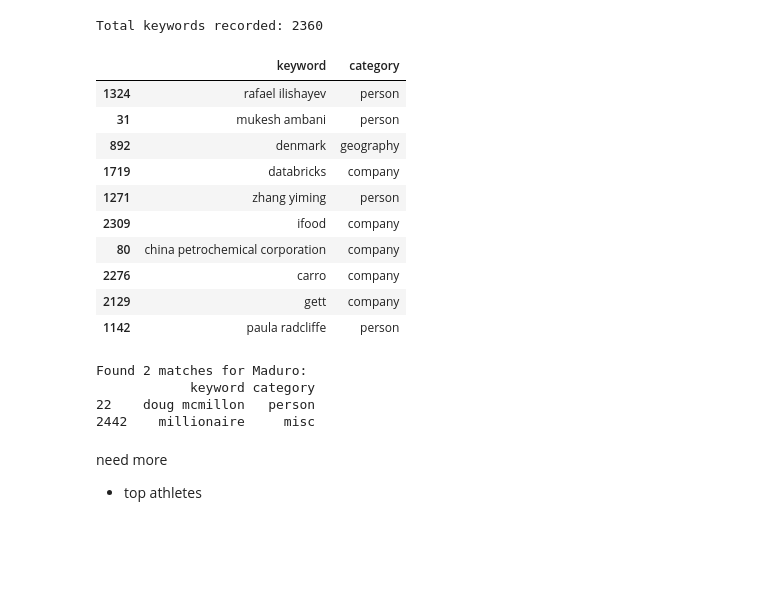
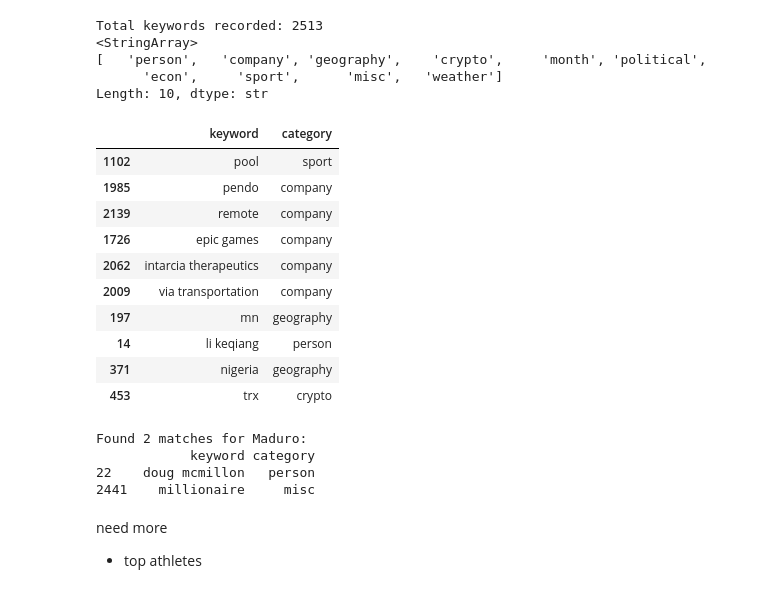
Before and after one commit to BlakeUribe/quasibets_testing, a Jupyter notebook: key_words.ipynb, the cells around one changed output. Saved outputs shown, nothing was run; the diff lists cells and outputs as text; code cells hidden in the pictures; blank space fills up the shorter version.

Commit message:
feat: add weather keywords

```diff
--- a/key_words.ipynb
+++ b/key_words.ipynb
@@ -2,6 +2,7 @@
 import pandas as pd
 import requests
 import io
+import re
 
 headers = {'User-Agent': 'Mozilla/5.0 (Macintosh; Intel Mac OS X 10_15_7) AppleWebKit/537.36 (KHTML, like Gecko)'}
 
@@ -278,46 +279,92 @@ founder_df = (
 )
 
 # --- 10. Misc ---
 misc_dict = {
     "grok": "misc",
     "eurovision": "misc",
     "millionaire": "misc",
     "billionaire": "misc",
     'trillionaire': 'misc'
 }
 
 misc_df = pd.DataFrame(list(misc_dict.items()), columns=['keyword', 'category'])
 
+
+# --- 11. Weather ---
+weather_dict = {
+    "temperature": "weather",
+    "hurricane": "weather",
+    "storm": "weather",
+    "tornado": "weather",
+    "temp": "weather",
+    "degrees": "weather",
+    "heat": "weather",
+    "warmest": "weather",
+    "hottest": "weather",
+    "coldest": "weather",
+    "rain": "weather",
+    "rainfall": "weather",
+    "snow": "weather",
+    "snowfall": "weather",
+    "blizzard": "weather",
+    "precipitation": "weather",
+    "wind": "weather",
+    "gusts": "weather",
+    "humidity": "weather",
+    "pressure": "weather",
+    "cyclone": "weather",
+    "typhoon": "weather",
+    "flood": "weather",
+    "drought": "weather"
+}
+
+weather_df = pd.DataFrame(list(weather_dict.items()), columns=['keyword', 'category'])
+
+# --- 12. Cities ---
+top_cities_url = 'https://en.wikipedia.org/wiki/List_of_cities_by_international_visitors'
+response = requests.get(top_cities_url, headers=headers)
+
+tables = pd.read_html(io.StringIO(response.text))
+df_raw_cities = tables[3]
+df_cities = df_raw_cities[['City']].rename(columns={'City': 'keyword'})
+df_cities['category'] = 'geography'
+
 # --- COMBINE EVERYTHING INTO ONE MASTER DF ---
 master_df = pd.concat([people_final, company_final,
                        states_final, country_df,
-
                        df_crypto_final, months_df,
                        df_pol, econ_df,
                        df_leaders, df_country,
                        final_sports_batch, founder_df,
-                       uni_company, misc_df
+                       uni_company, misc_df,
+                       weather_df, df_cities
 
                        ], ignore_index=True)
 
 master_df = master_df.dropna().drop_duplicates(subset=['keyword'])
 master_df['keyword'] = master_df['keyword'].str.lower()
 
 print(f"Total keywords recorded: {len(master_df)}")
+
+print(master_df['category'].unique())
 master_df.sample(10)
 # %% [output]
-Total keywords recorded: 2360
+Total keywords recorded: 2513
+<StringArray>
+[   'person',   'company', 'geography',    'crypto',     'month', 'political',
+      'econ',     'sport',      'misc',   'weather']
+Length: 10, dtype: str
 |  | keyword | category |
-| 1324 | rafael ilishayev | person |
-| 31 | mukesh ambani | person |
-| 892 | denmark | geography |
-| 1719 | databricks | company |
-| 1271 | zhang yiming | person |
-| 2309 | ifood | company |
-| 80 | china petrochemical corporation | company |
-| 2276 | carro | company |
-| 2129 | gett | company |
-| 1142 | paula radcliffe | person |
+| 1102 | pool | sport |
+| 1985 | pendo | company |
+| 2139 | remote | company |
+| 1726 | epic games | company |
+| 2062 | intarcia therapeutics | company |
+| 2009 | via transportation | company |
+| 197 | mn | geography |
+| 14 | li keqiang | person |
+| 371 | nigeria | geography |
+| 453 | trx | crypto |
 # %%
 contain_check = master_df[master_df['keyword'].str.contains('mill', case=False, na=False)]
 
@@ -327,7 +374,7 @@ print(contain_check)
 Found 2 matches for Maduro:
             keyword category
 22    doug mcmillon   person
-2442    millionaire     misc
+2441    millionaire     misc
 # %% [markdown]
 need more
 - top athletes
```
Also changed, not shown: 14 other files.
